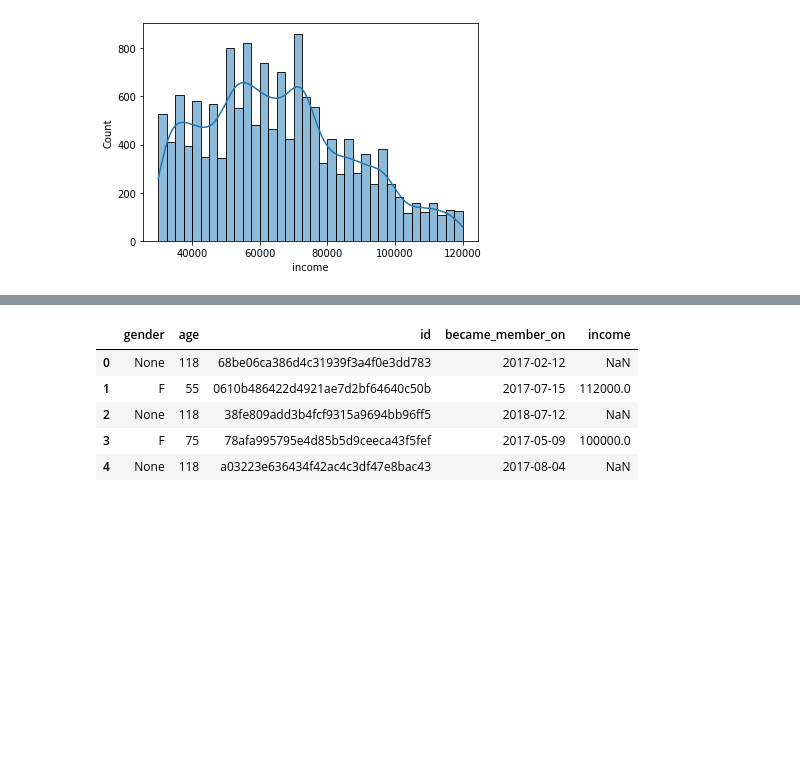
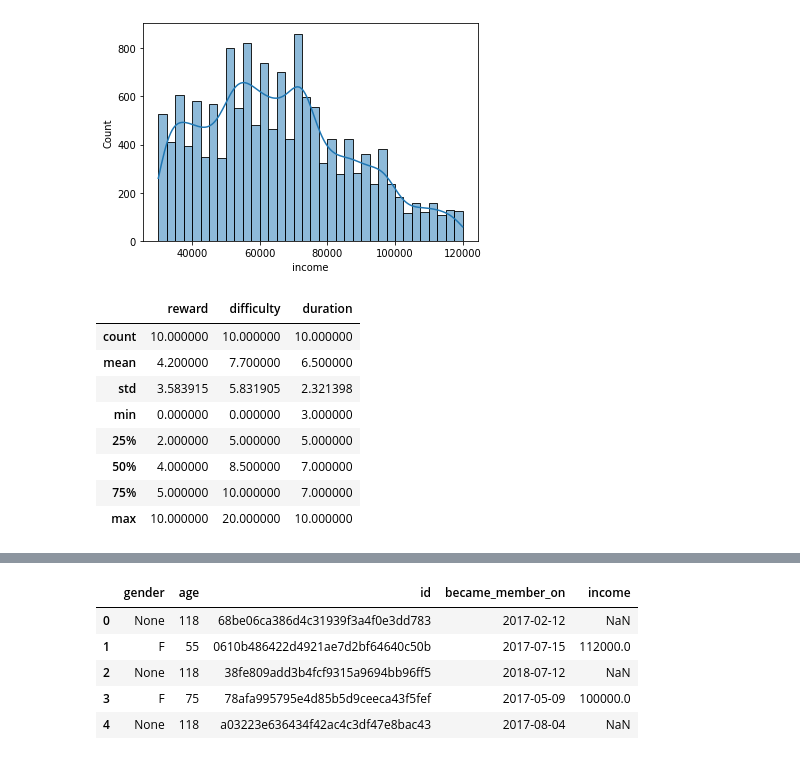
Before and after one commit to mikeolubode/Starbucks_Recommendation_FunkSVD, a Jupyter notebook: Starbucks_Capstone_notebook.ipynb, the cells around one changed output, grey strips where cells are left out. Saved outputs shown, nothing was run; the diff lists cells and outputs as text; code cells hidden in the pictures; blank space fills up the shorter version.

```diff
--- a/Starbucks_Capstone_notebook.ipynb
+++ b/Starbucks_Capstone_notebook.ipynb
@@ -154,3 +157,15 @@ profile.gender.isna().sum()
 sns.histplot(profile.income, kde=True);
 # %% [output]
 [figure]
+# %%
+portfolio.describe()
+# %% [output]
+|  | reward | difficulty | duration |
+| count | 10.000000 | 10.000000 | 10.000000 |
+| mean | 4.200000 | 7.700000 | 6.500000 |
+| std | 3.583915 | 5.831905 | 2.321398 |
+| min | 0.000000 | 0.000000 | 3.000000 |
+| 25% | 2.000000 | 5.000000 | 5.000000 |
+| 50% | 4.000000 | 8.500000 | 7.000000 |
+| 75% | 5.000000 | 10.000000 | 7.000000 |
+| max | 10.000000 | 20.000000 | 10.000000 |
```
Also changed, not shown: parts of 46 cells of this notebook, 11 other files.
